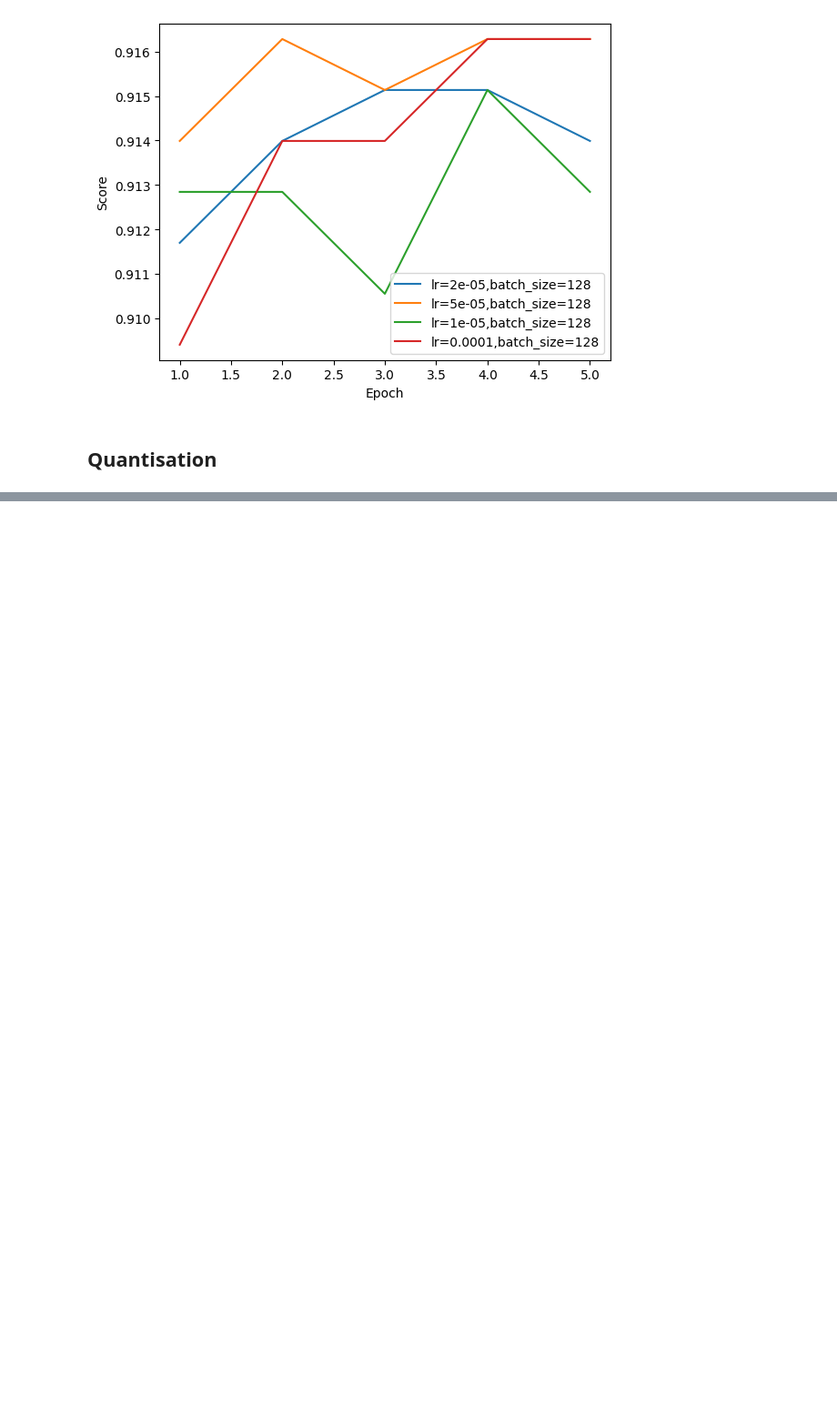
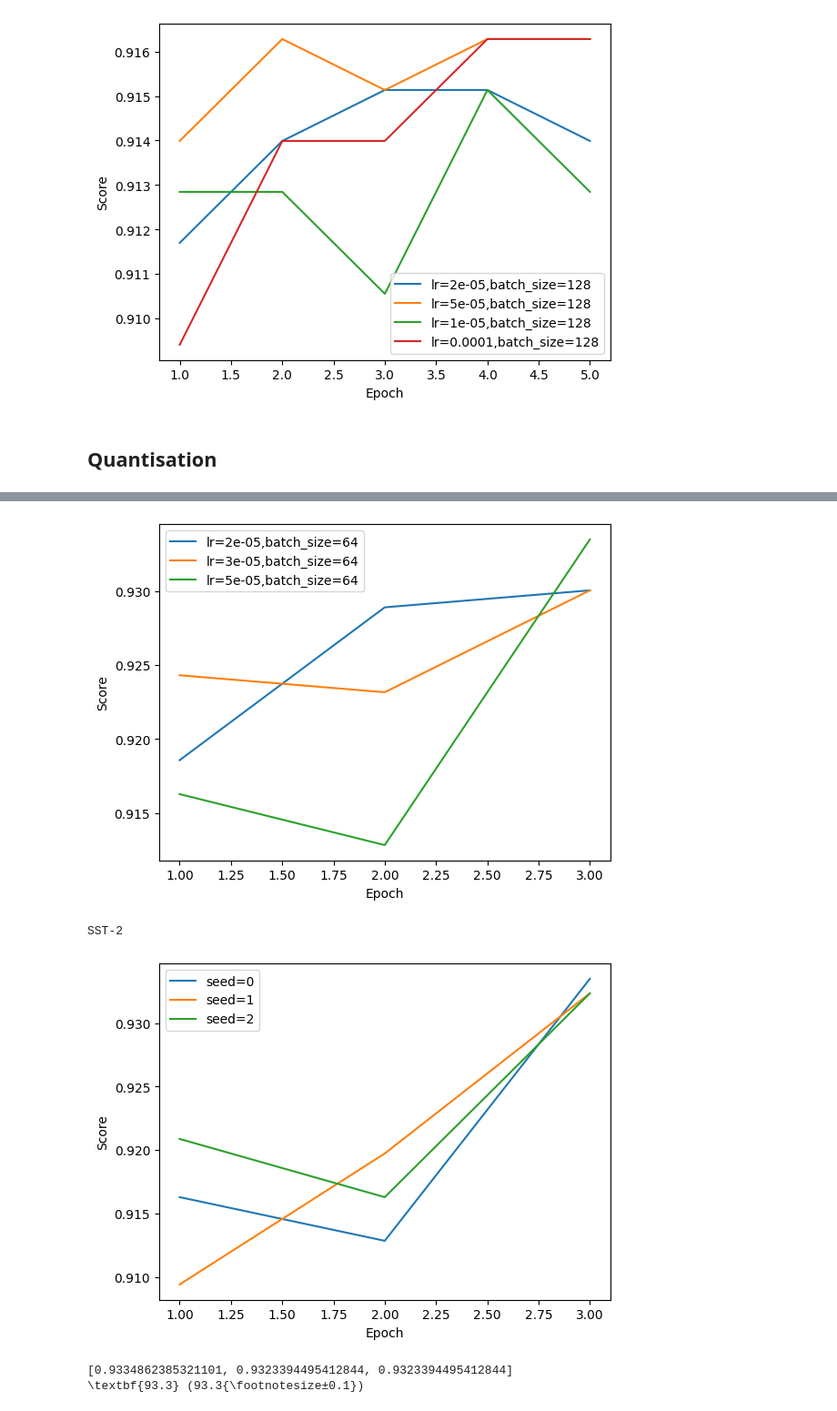
Before and after one commit to Istlemin/knowledge-distillation-transformers, a Jupyter notebook: process_results/kd_finetuning.ipynb, the cells around one changed output, grey strips where cells are left out. Shown at 91% size. Saved outputs shown, nothing was run; the diff lists cells and outputs as text; code cells hidden in the pictures; blank space fills up the shorter version.

```diff
--- a/process_results/kd_finetuning.ipynb
+++ b/process_results/kd_finetuning.ipynb
@@ -97,0 +116,16 @@ for dataset in DATASETS:
+# %%
+dataset = "SST-2"
+make_plots(f"../../checkpoints/kd_quantize/bert_base/{dataset}/log", metric=DEFAULT_METRIC[dataset])
+plot_repeats(
+    dataset,
+    f"../../checkpoints/kd_quantize/bert_base/{dataset}/log",
+    f"../../checkpoints/kd_quantize/bert_base/{dataset}/log_rp",
+    plot=True,
+    append_best=False
+)
+# %% [output]
+[figure, added]
+SST-2
+[figure, added]
+[0.9334862385321101, 0.9323394495412844, 0.9323394495412844]
+\textbf{93.3} (93.3{\footnotesize±0.1})
```
Also changed, not shown: parts of 2 cells of this notebook, 11 other files.
